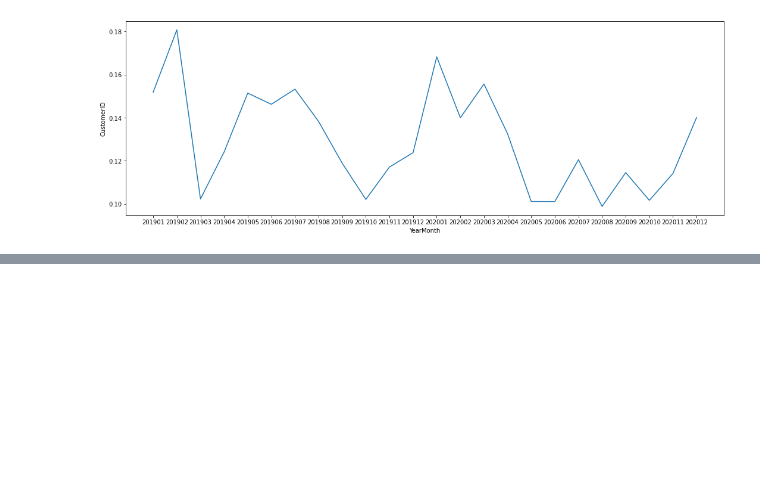
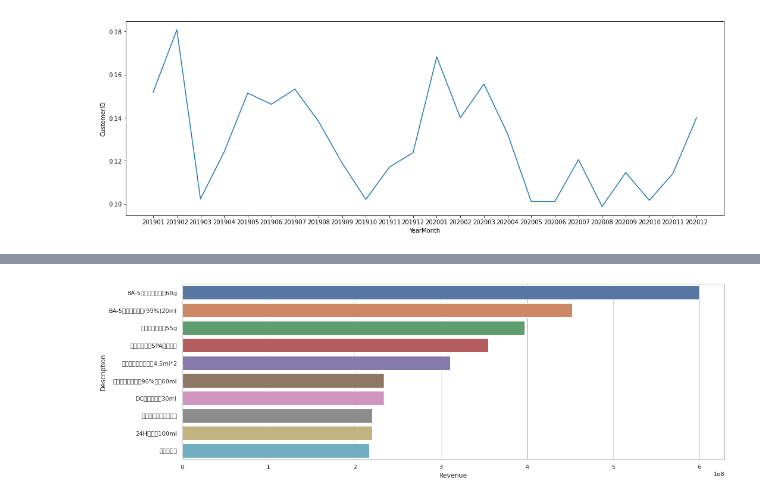
Before and after one commit to a151815058/EDA, a Jupyter notebook: EDA.ipynb, the cells around one changed output, grey strips where cells are left out. Drawn from its saved outputs; the diff is of its cells as text; code cells hidden in the pictures; blank space fills up the shorter version.

```diff
--- a/EDA.ipynb
+++ b/EDA.ipynb
@@ -616,0 +634,3 @@ plt.show()
+# %%
+top10_product = sales_data1.groupby('Description')['Revenue'].sum().reset_index().sort_values(by='Revenue',ascending=False).head(10)
+top10_product
@@ -616,0 +682,6 @@ plt.show()
+# %%
+figure,axis = plt.subplots(figsize=(18,6))
+sns.barplot(x="Revenue",y="Description",data = top10_product,ax=axis)
+plt.show()
+# %% [output]
+[figure, added]
```
Also changed, not shown: parts of 8 cells of this notebook.
